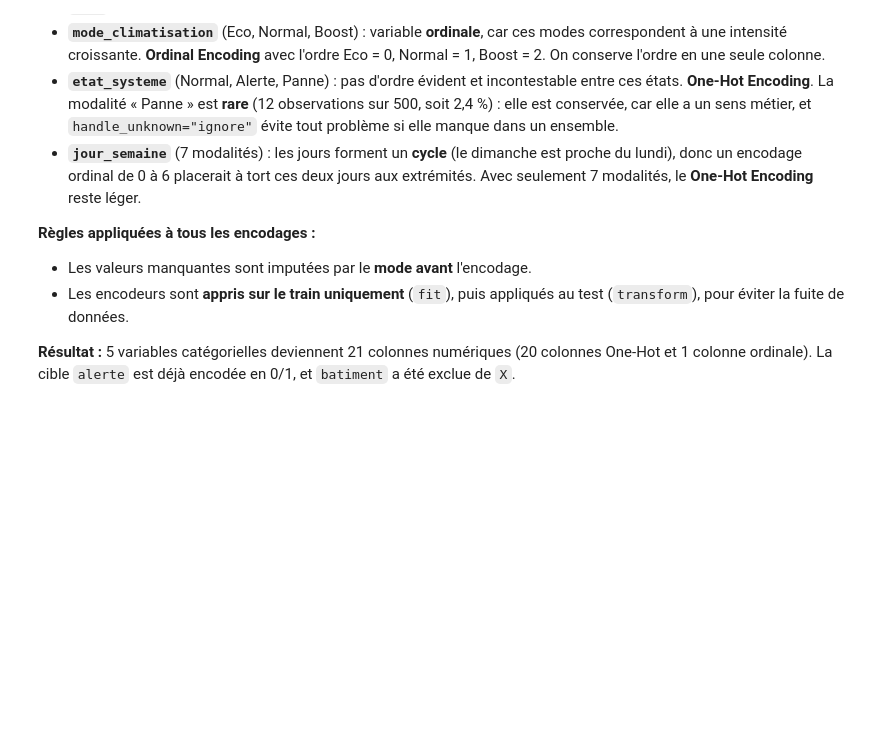
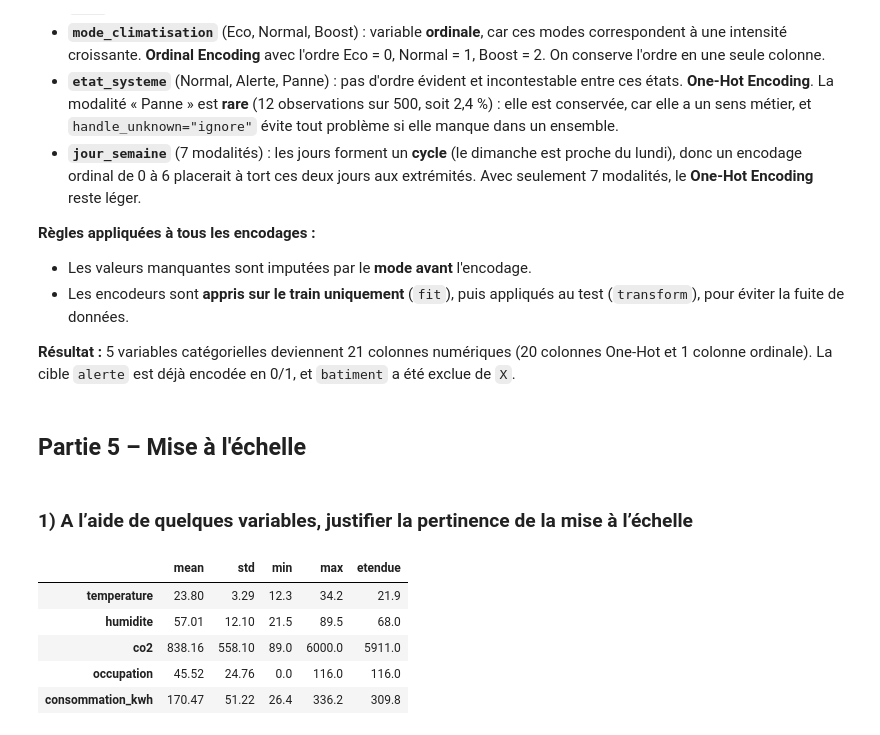
Before and after one commit to sinendoye/atelier_prepa_donnees_tab, a Jupyter notebook: notebooks/atelier_prepa_donnees_tab.ipynb, the cells around one changed output. Saved outputs shown, nothing was run; the diff lists cells and outputs as text; code cells hidden in the pictures; blank space fills up the shorter version.

```diff
--- a/notebooks/atelier_prepa_donnees_tab.ipynb
+++ b/notebooks/atelier_prepa_donnees_tab.ipynb
@@ -946,3 +946,18 @@ Un modèle ne sait traiter que des nombres. Le choix de l'encodage dépend de la
 - Les encodeurs sont **appris sur le train uniquement** (`fit`), puis appliqués au test (`transform`), pour éviter la fuite de données.
 
 **Résultat :** 5 variables catégorielles deviennent 21 colonnes numériques (20 colonnes One-Hot et 1 colonne ordinale). La cible `alerte` est déjà encodée en 0/1, et `batiment` a été exclue de `X`.
+# %% [markdown]
+## Partie 5 – Mise à l'échelle
+# %% [markdown]
+### 1) A l’aide de quelques variables, justifier la pertinence de la mise à l’échelle
+# %%
+stats = X_train[num_features].describe().T[["mean", "std", "min", "max"]]
+stats["etendue"] = stats["max"] - stats["min"]
+stats.round(2)
+# %% [output]
+|  | mean | std | min | max | etendue |
+| temperature | 23.80 | 3.29 | 12.3 | 34.2 | 21.9 |
+| humidite | 57.01 | 12.10 | 21.5 | 89.5 | 68.0 |
+| co2 | 838.16 | 558.10 | 89.0 | 6000.0 | 5911.0 |
+| occupation | 45.52 | 24.76 | 0.0 | 116.0 | 116.0 |
+| consommation_kwh | 170.47 | 51.22 | 26.4 | 336.2 | 309.8 |
```
Also changed, not shown: parts of 3 cells of this notebook.
